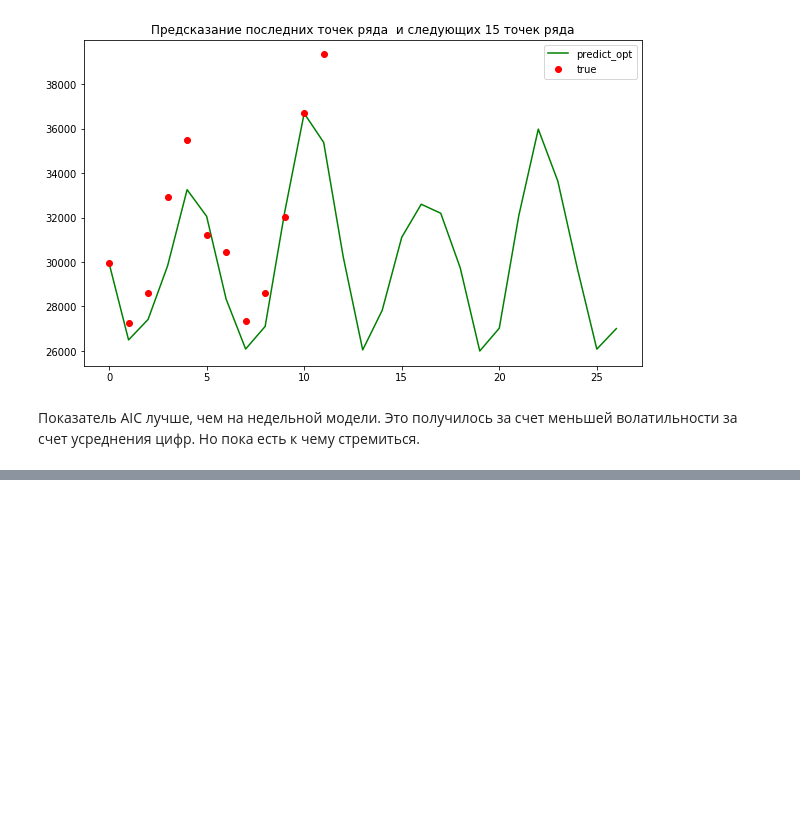
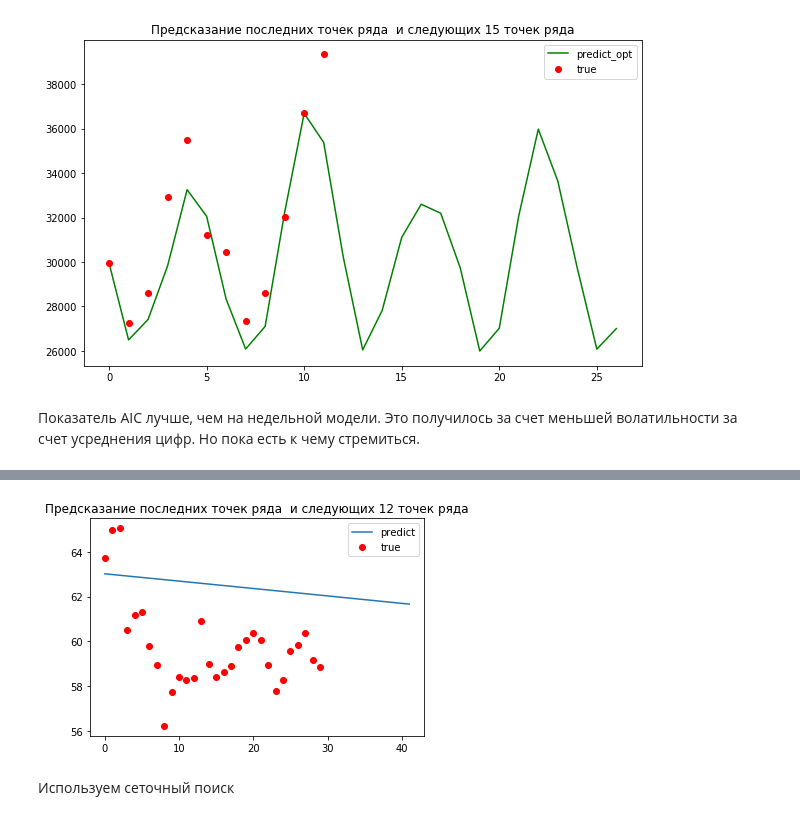
Before and after one commit to lyutov89/ML_in_production, a Jupyter notebook: lesson_3/Lesson_3_HW.ipynb, the cells around one changed output, grey strips where cells are left out. Cells and saved outputs as stored; diff of their text form; code cells hidden in the pictures; blank space fills up the shorter version.

```diff
--- a/lesson_3/Lesson_3_HW.ipynb
+++ b/lesson_3/Lesson_3_HW.ipynb
@@ -211,0 +283,14 @@ brent = pd.read_csv('my_BRENT2019.csv', index_col=[1], parse_dates=[1])
+# %%
+pred_dynamic = resultsb.forecast(42)    #делаем предсказание на 3 точки от текущего конца ряда
+
+plt.plot(pred_dynamic, label='predict' )
+#Отобразим истинный значения
+plt.plot(brent_data['Значение'].values[-30:],'or',label='true')
+plt.title('Предсказание последних точек ряда  и следующих 12 точек ряда')
+plt.legend()
+plt.plot()
+plt.show()
+# %% [output]
+[figure, added]
+# %% [markdown]
+Используем сеточный поиск
```
Also changed, not shown: parts of 13 cells of this notebook.
